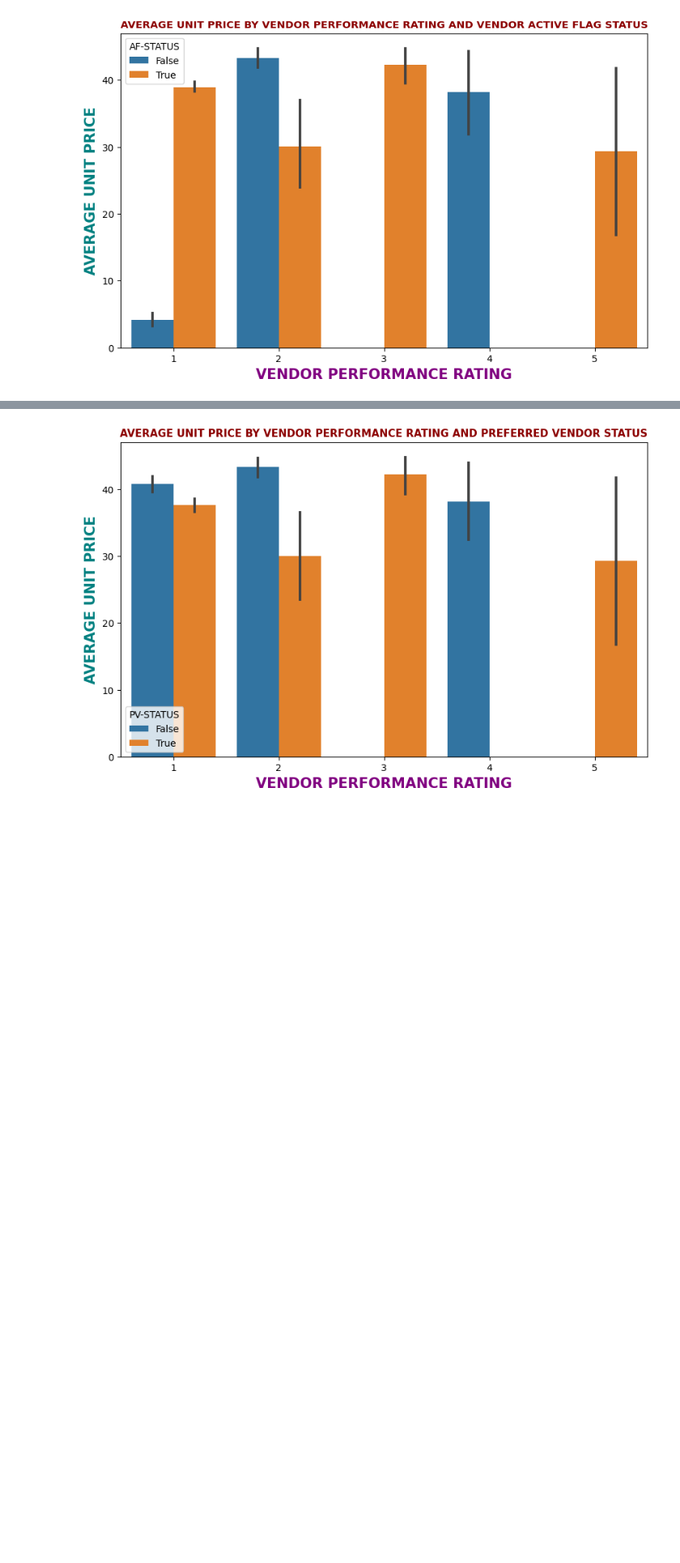
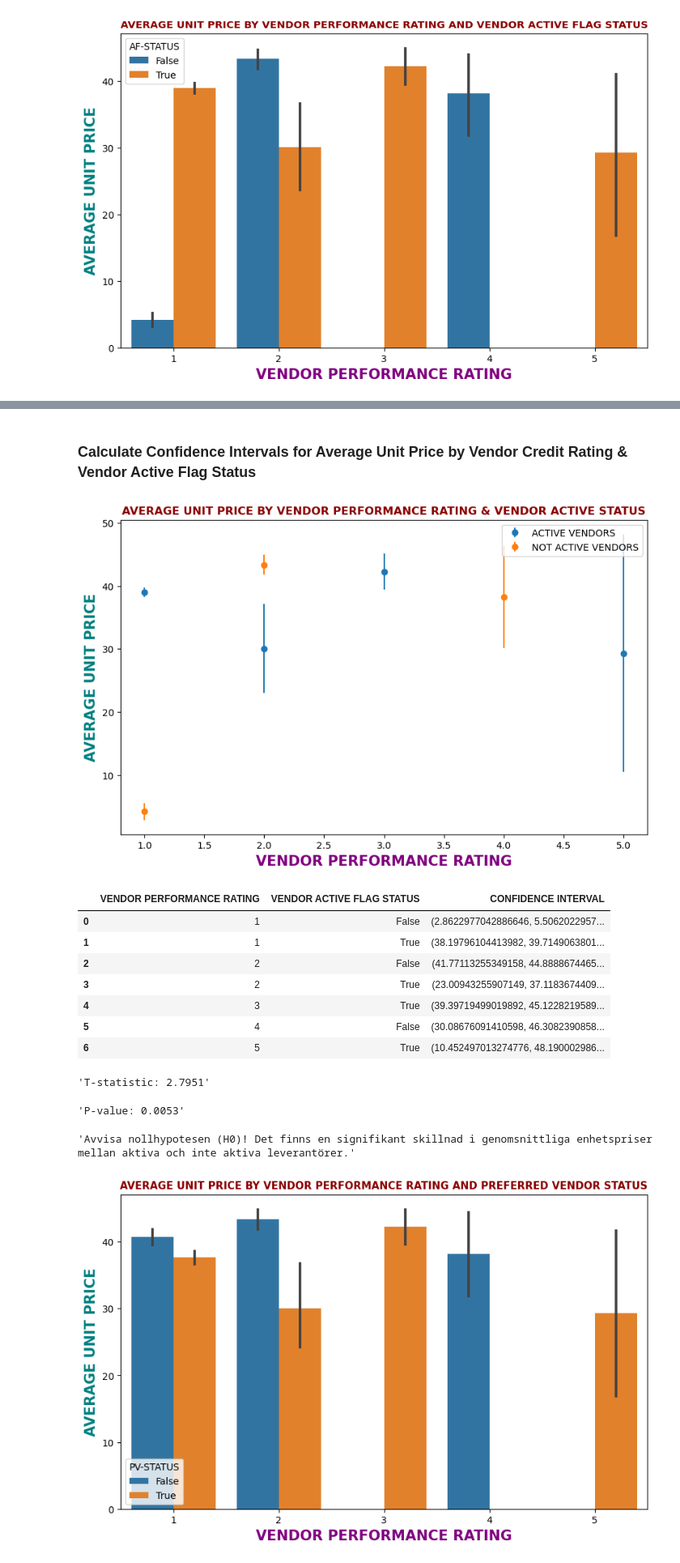
Before and after one commit to girlierazon84/SQL_Kunskapskontroll_AdventureWorks2022, a Jupyter notebook: Kunskapskontroll_SQL_AdventureWorks2022_Database.ipynb, the cells around one changed output, grey strips where cells are left out. Shown at 81% size. Cells and saved outputs as stored; diff of their text form; code cells hidden in the pictures; blank space fills up the shorter version.

```diff
--- a/Kunskapskontroll_SQL_AdventureWorks2022_Database.ipynb
+++ b/Kunskapskontroll_SQL_AdventureWorks2022_Database.ipynb
@@ -172,3 +114,71 @@ else:
+# %% [markdown]
+### Calculate Confidence Intervals for Average Unit Price by Vendor Credit Rating & Vendor Active Flag Status
+# %%
+# Beräkna konfidensintervallet för AvgUnitPrice baserat på VendorPerformanceRating och VendorActiveFlagStatus
+confidence_interval_pref = []
+for group, group_data in vendor_performance_data.groupby(['VendorPerformanceRating', 'VendorActiveFlagStatus']):
+    data = group_data['AvgUnitPrice']
+    interval = stats.t.interval(0.95, len(data) - 1, loc=data.mean(), scale=stats.sem(data))
+    confidence_interval_pref.append({'VENDOR PERFORMANCE RATING': group[0], 'VENDOR ACTIVE FLAG STATUS': group[1], 'CONFIDENCE INTERVAL': interval})
+
+# Visa konfidensintervallen i en DataFrame
+confidence_interval_pref_df = pd.DataFrame(confidence_interval_pref)
+
+# Separera data för 'Aktiva' = TRUE ; 'Inte Aktiva' = FALSE
+active_vendors = vendor_performance_data[vendor_performance_data['VendorActiveFlagStatus'] == True]
+not_active_vendors = vendor_performance_data[vendor_performance_data['VendorActiveFlagStatus'] == False]
+
+# Beräkna konfidensintervall för 'Aktiva' = TRUE
+ci_active = {}
+for group, group_data in active_vendors.groupby('VendorPerformanceRating'):
+    data = group_data['AvgUnitPrice']
+    ci = stats.t.interval(0.95, len(data) - 1, loc=data.mean(), scale=stats.sem(data))
+    ci_active[group] = ci
+
+# Beräkna konfidensintervall för 'Inte Aktiva' = FALSE
+ci_not_active = {}
+for group, group_data in not_active_vendors.groupby('VendorPerformanceRating'):
+    data = group_data['AvgUnitPrice']
+    ci = stats.t.interval(0.95, len(data) - 1, loc=data.mean(), scale=stats.sem(data))
+    ci_not_active[group] = ci
+
+# Hypotesprövning mellan 'Aktiva' = TRUE ; 'Inte Aktiva' = FALSE
+t_stat, p_value = stats.ttest_ind(active_vendors['AvgUnitPrice'], not_active_vendors['AvgUnitPrice'])
+
+# Visualisera konfidensintervall
+plt.figure(figsize=(10, 6))
+plt.errorbar(ci_active.keys(), active_vendors.groupby('VendorPerformanceRating')['AvgUnitPrice'].mean(),
+             yerr=[(ci[1] - ci[0]) / 2 for ci in ci_active.values()], label='ACTIVE VENDORS', fmt='o')
+plt.errorbar(ci_not_active.keys(), not_active_vendors.groupby('VendorPerformanceRating')['AvgUnitPrice'].mean(),
+             yerr=[(ci[1] - ci[0]) / 2 for ci in ci_not_active.values()], label='NOT ACTIVE VENDORS', fmt='o')
+plt.xlabel('VENDOR PERFORMANCE RATING', size='15', color='purple', weight='1000')
+plt.ylabel('AVERAGE UNIT PRICE', size='15', color='teal', weight='1000')
+plt.title('AVERAGE UNIT PRICE BY VENDOR PERFORMANCE RATING & VENDOR ACTIVE STATUS', size='11.7', color='darkred', weight='1000')
+plt.legend()
+plt.show()
+
+# Visa / skriv ut resultaten
+display(confidence_interval_pref_df)
+display(f"T-statistic: {t_stat:.4f}", f"P-value: {p_value:.4f}")
+
+# Avgör om H0 ska avvisas eller inte och skriv ut resultatet
+if p_value <= 0.05:
+    display("Avvisa nollhypotesen (H0)! Det finns en signifikant skillnad i genomsnittliga enhetspriser mellan aktiva och inte aktiva leverantörer.")
+else:
+    display("Misslyckades att avvisa nollhypotesen (H0)! Det kanske inte finns en signifikant skillnad i genomsnittliga enhetspriser mellan aktiva och inte aktiva leverantörer.")
+# %% [output]
+[figure, added]
+|  | VENDOR PERFORMANCE RATING | VENDOR ACTIVE FLAG STATUS | CONFIDENCE INTERVAL |
+| 0 | 1 | False | (2.8622977042886646, 5.5062022957... |
+| 1 | 1 | True | (38.19796104413982, 39.7149063801... |
+| 2 | 2 | False | (41.77113255349158, 44.8888674465... |
+| 3 | 2 | True | (23.00943255907149, 37.1183674409... |
+| 4 | 3 | True | (39.39719499019892, 45.1228219589... |
+| 5 | 4 | False | (30.08676091410598, 46.3082390858... |
+| 6 | 5 | True | (10.452497013274776, 48.190002986... |
+'T-statistic: 2.7951'
+'P-value: 0.0053'
+'Avvisa nollhypotesen (H0)! Det finns en signifikant skillnad i genomsnittliga enhetspriser mellan aktiva och inte aktiva leverantörer.'
 # %%
 # Skapa ett stapeldiagram med flera kategorier genom att använda sns.barplot() från Seaborn-biblioteket. Det visualiserar
 # genomsnittliga enhetspriser för olika leverantörsprestanda betygsnivåer med hänsyn till deras för önskad status.
```
Also changed, not shown: parts of 3 cells of this notebook.
